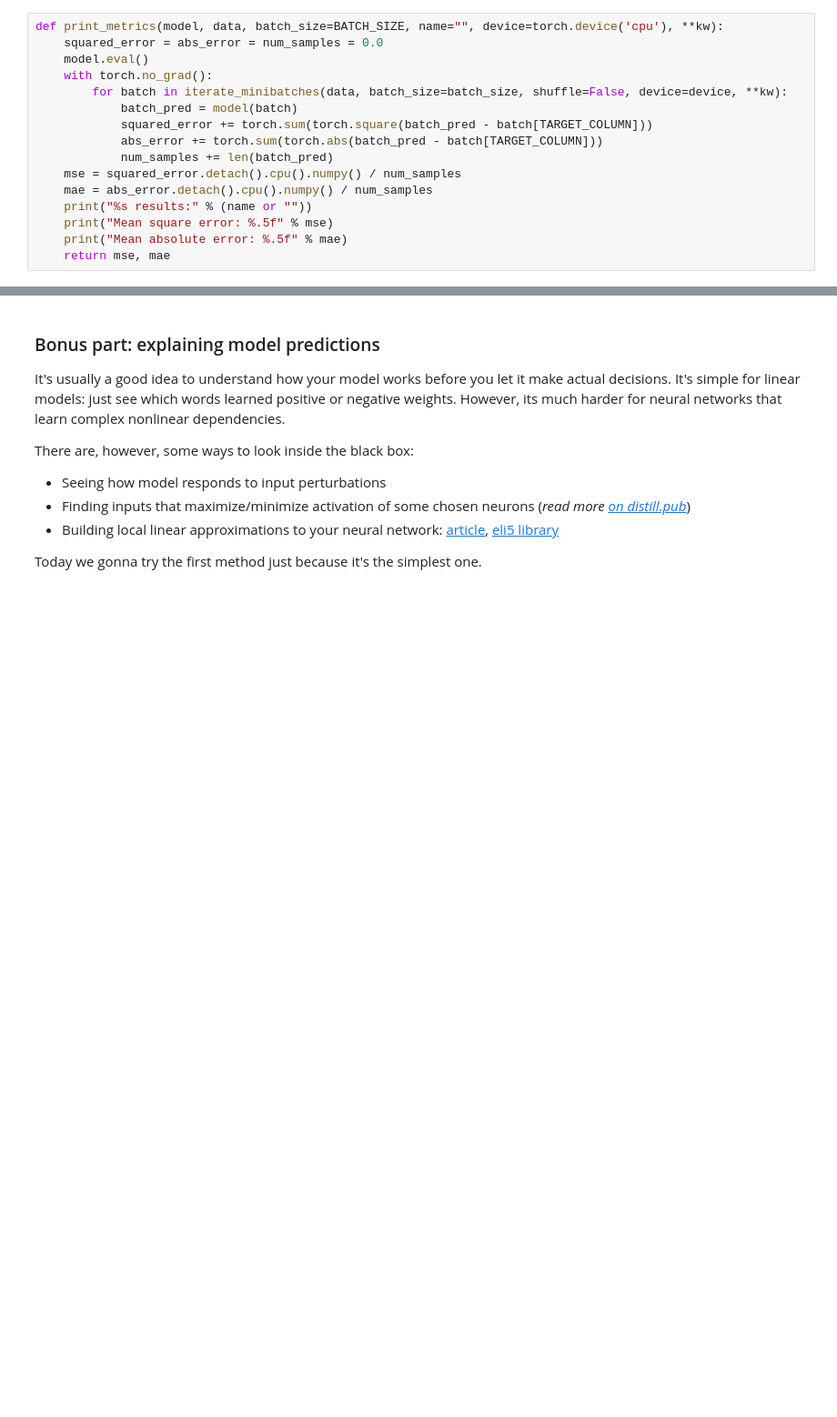
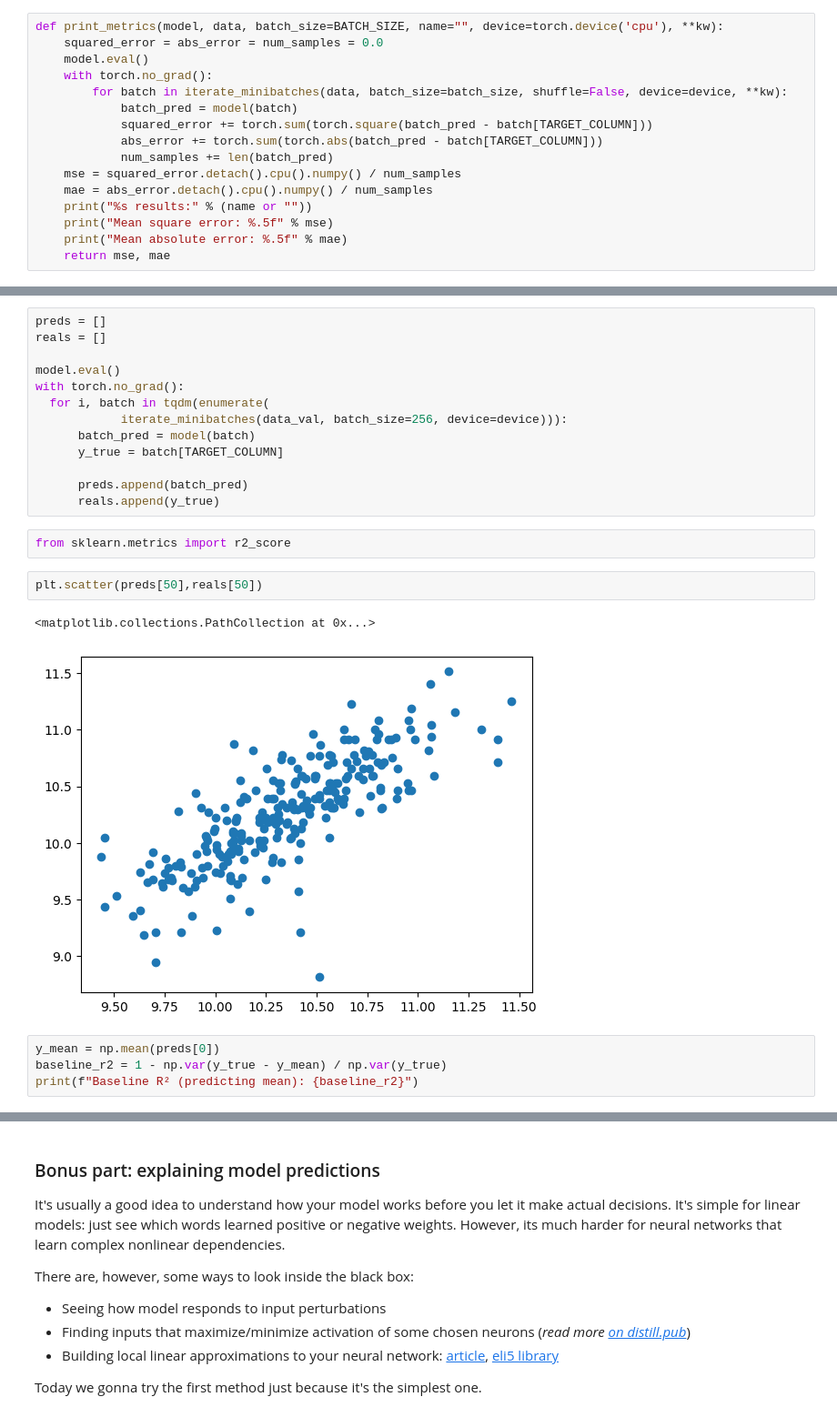
Before and after one commit to SergAnuf/nlp_course, a Jupyter notebook: week02_classification/seminar.ipynb, the cells around one changed output, grey strips where cells are left out. Shown at 91% size. Drawn from its saved outputs; the diff is of its cells as text; blank space fills up the shorter version.

```diff
--- a/week02_classification/seminar.ipynb
+++ b/week02_classification/seminar.ipynb
@@ -474,0 +501,24 @@ epoch: 1
+# %%
+preds = []
+reals = []
+
+model.eval()
+with torch.no_grad():
+  for i, batch in tqdm(enumerate(
+            iterate_minibatches(data_val, batch_size=256, device=device))):
+      batch_pred = model(batch)
+      y_true = batch[TARGET_COLUMN]
+
+      preds.append(batch_pred)
+      reals.append(y_true)
+# %%
+from sklearn.metrics import r2_score
+# %%
+plt.scatter(preds[50],reals[50])
+# %% [output]
+<matplotlib.collections.PathCollection at 0x...>
+[figure, added]
+# %%
+y_mean = np.mean(preds[0])
+baseline_r2 = 1 - np.var(y_true - y_mean) / np.var(y_true)
+print(f"Baseline R² (predicting mean): {baseline_r2}")
```
Also changed, not shown: parts of 16 cells of this notebook.
